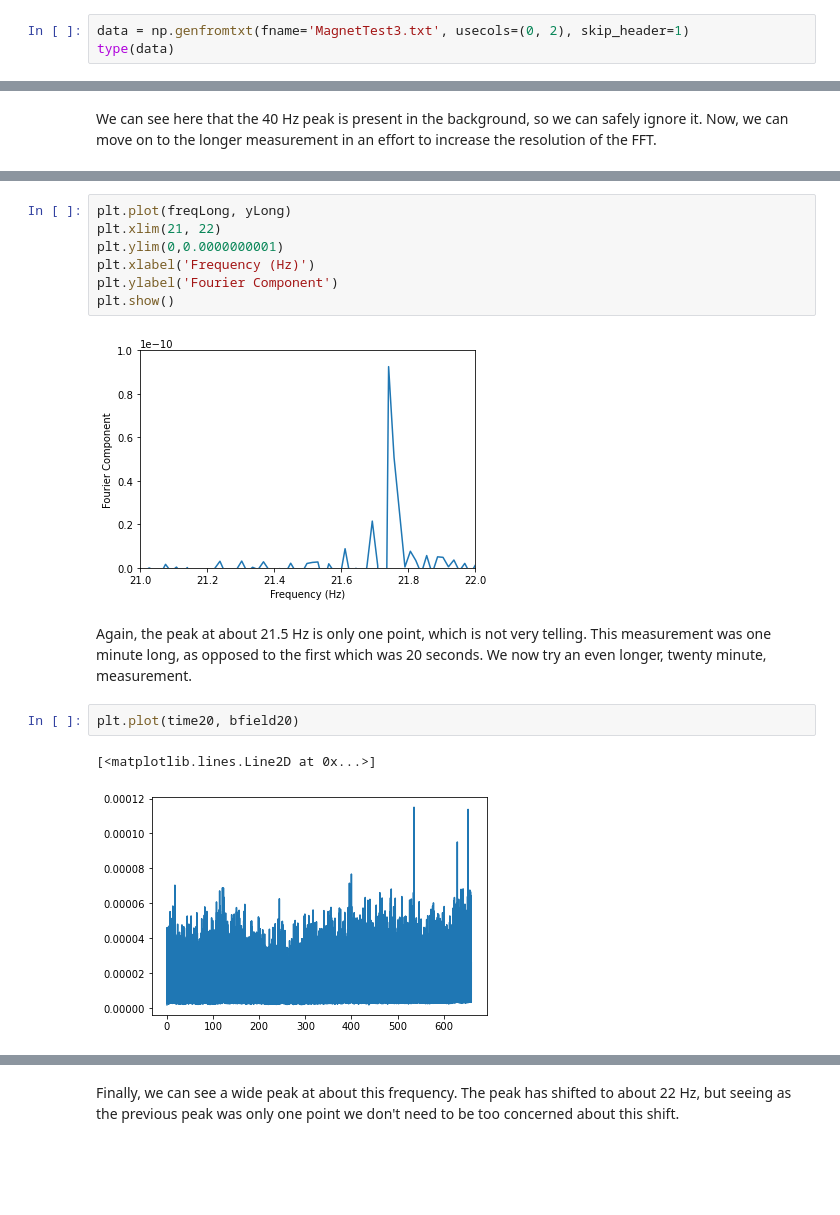
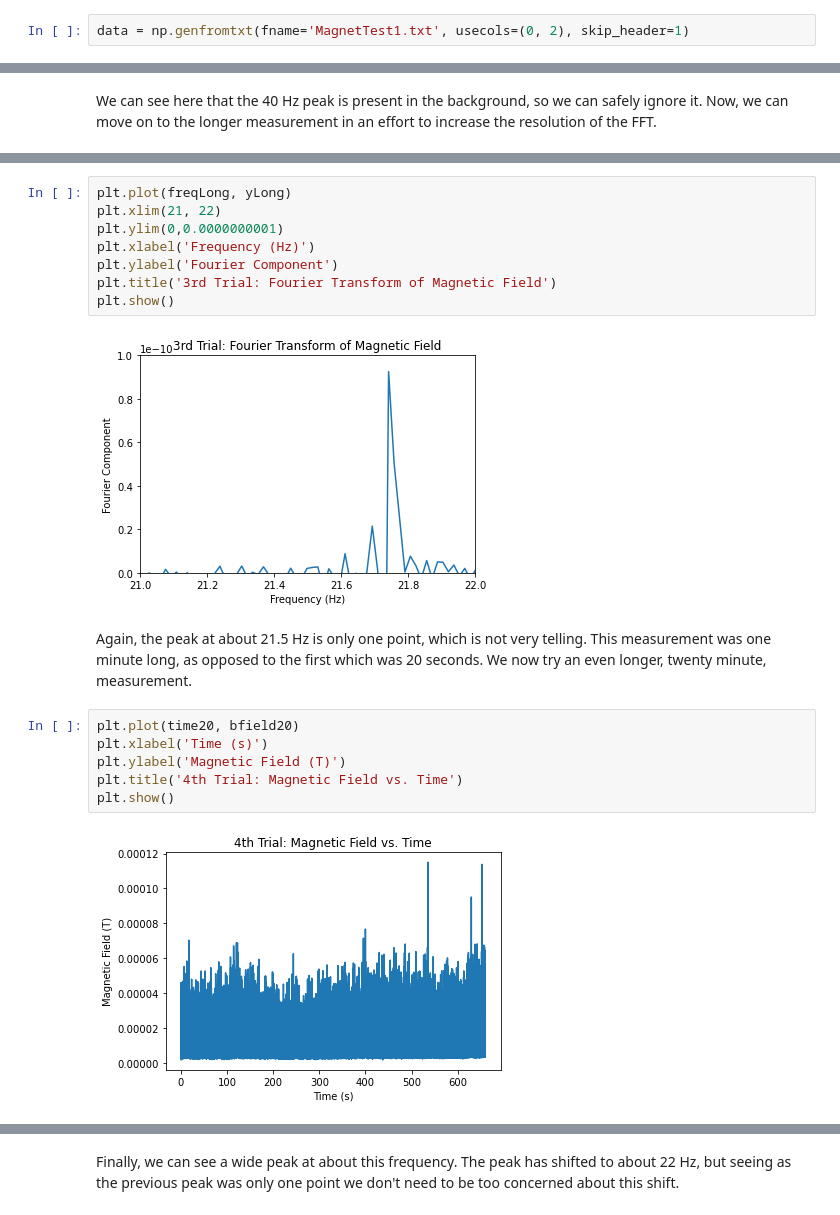
Before and after one commit to lmeiler/CP1_LukeMeiler_FinalProject, a Jupyter notebook: Magnet.ipynb, the cells around one changed output, grey strips where cells are left out. Cells and saved outputs as stored; diff of their text form; blank space fills up the shorter version.

```diff
--- a/Magnet.ipynb
+++ b/Magnet.ipynb
@@ -48,3 +50,2 @@ import math
 # %%
-data = np.genfromtxt(fname='MagnetTest3.txt', usecols=(0, 2), skip_header=1)
-type(data)
+data = np.genfromtxt(fname='MagnetTest1.txt', usecols=(0, 2), skip_header=1)
@@ -302,15 +252,19 @@ plt.xlim(21, 22)
 plt.ylim(0,0.0000000001)
 plt.xlabel('Frequency (Hz)')
 plt.ylabel('Fourier Component')
+plt.title('3rd Trial: Fourier Transform of Magnetic Field')
 plt.show()
 # %% [output]
-[figure, old version]
+[figure, new version]
 # %% [markdown]
 Again, the peak at about 21.5 Hz is only one point, which is not very telling. This measurement was one minute long, as opposed to the first which was 20 seconds. We now try an even longer, twenty minute, measurement.
 # %%
 plt.plot(time20, bfield20)
+plt.xlabel('Time (s)')
+plt.ylabel('Magnetic Field (T)')
+plt.title('4th Trial: Magnetic Field vs. Time')
+plt.show()
 # %% [output]
-[<matplotlib.lines.Line2D at 0x...>]
-[figure, old version]
+[figure, new version]
 # %%
 component20 = bfield20
```
Also changed, not shown: parts of 27 cells of this notebook.
